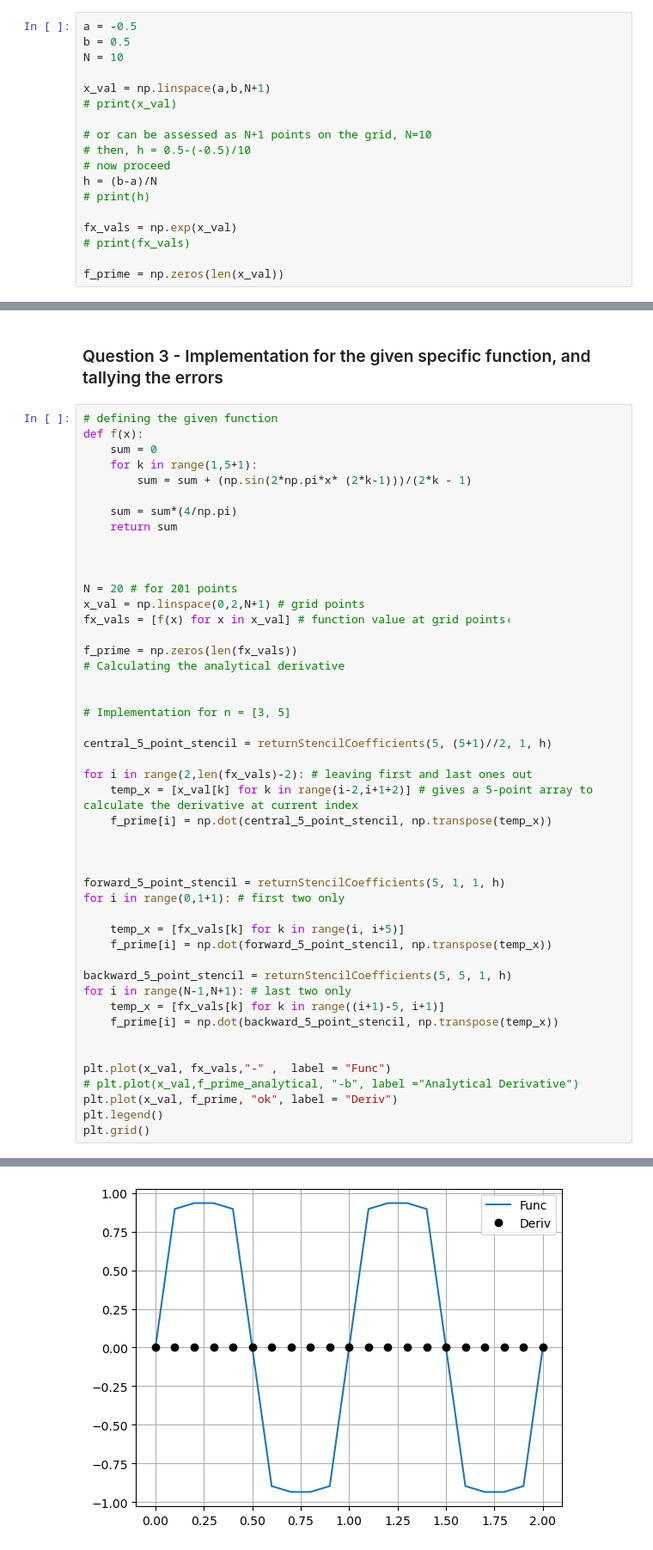
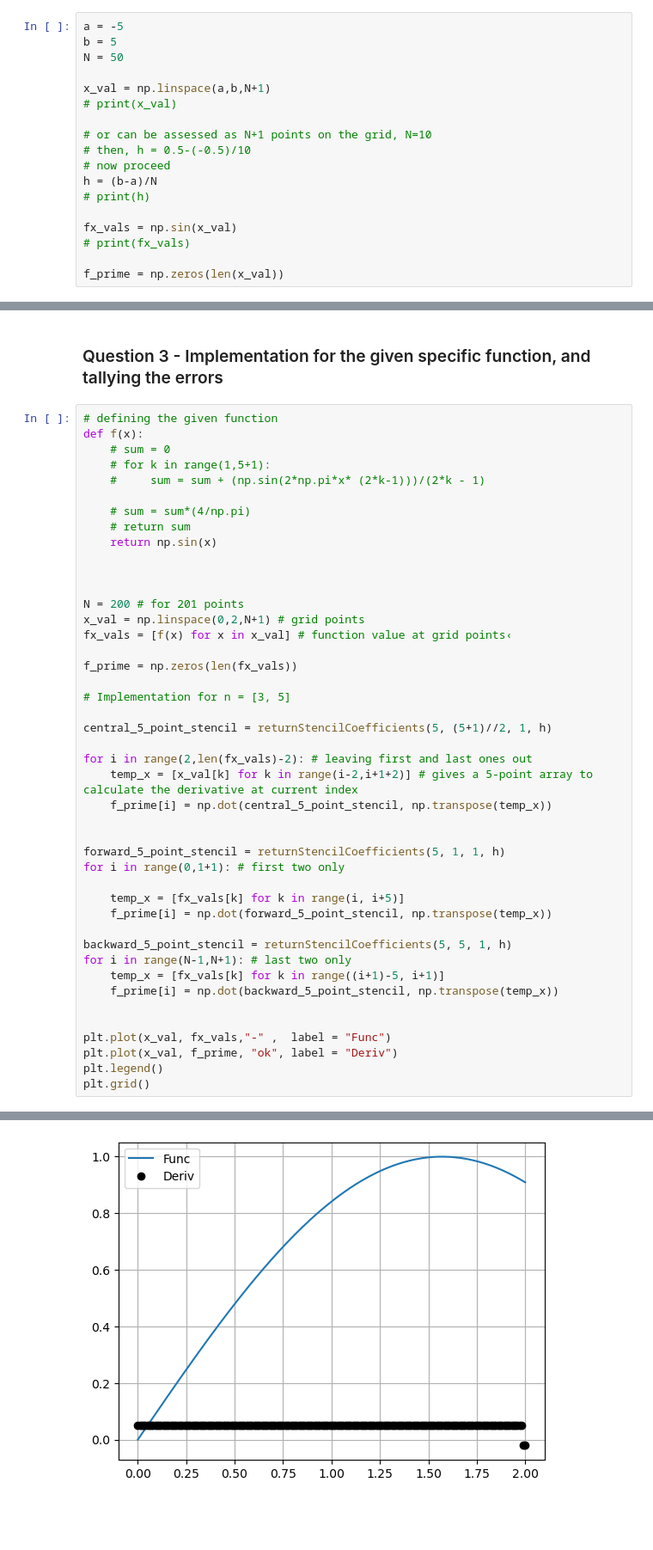
Before and after one commit to SoumyajeetMazumdar/CQMPP, a Jupyter notebook: #3/part1.ipynb, the cells around one changed output, grey strips where cells are left out. Shown: that part at 86% size. Saved outputs shown, nothing was run; the diff lists cells and outputs as text; blank space fills up the shorter version.

```diff
--- a/#3/part1.ipynb
+++ b/#3/part1.ipynb
@@ -82,9 +82,9 @@ Correct derivative functioning established
 # %% [markdown]
 ### Question 2: Creating a generalised approach
 # %%
-a = -0.5
-b = 0.5
-N = 10
+a = -5
+b = 5
+N = 50
 
 x_val = np.linspace(a,b,N+1)
 # print(x_val)
@@ -95,7 +95,7 @@ x_val = np.linspace(a,b,N+1)
 h = (b-a)/N
 # print(h)
 
-fx_vals = np.exp(x_val)
+fx_vals = np.sin(x_val)
 # print(fx_vals)
 
 f_prime = np.zeros(len(x_val))
@@ -158,22 +159,21 @@ plt.grid()
 # %%
 # defining the given function
 def f(x):
-    sum = 0
-    for k in range(1,5+1):
-        sum = sum + (np.sin(2*np.pi*x* (2*k-1)))/(2*k - 1)
+    # sum = 0
+    # for k in range(1,5+1):
+    #     sum = sum + (np.sin(2*np.pi*x* (2*k-1)))/(2*k - 1)
 
-    sum = sum*(4/np.pi)
-    return sum
+    # sum = sum*(4/np.pi)
+    # return sum
+    return np.sin(x)
 
 
 
-N = 20 # for 201 points
+N = 200 # for 201 points
 x_val = np.linspace(0,2,N+1) # grid points
 fx_vals = [f(x) for x in x_val] # function value at grid points‹
 
 f_prime = np.zeros(len(fx_vals))
-# Calculating the analytical derivative
-
 
 # Implementation for n = [3, 5]
 
@@ -182,7 +182,6 @@ central_5_point_stencil = returnStencilCoefficients(5, (5+1)//2, 1, h)
 for i in range(2,len(fx_vals)-2): # leaving first and last ones out
     temp_x = [x_val[k] for k in range(i-2,i+1+2)] # gives a 5-point array to calculate the derivative at current index
     f_prime[i] = np.dot(central_5_point_stencil, np.transpose(temp_x))
-
 
 
 forward_5_point_stencil = returnStencilCoefficients(5, 1, 1, h)
@@ -198,7 +197,6 @@ for i in range(N-1,N+1): # last two only
 
 
 plt.plot(x_val, fx_vals,"-" ,  label = "Func")
-# plt.plot(x_val,f_prime_analytical, "-b", label ="Analytical Derivative")
 plt.plot(x_val, f_prime, "ok", label = "Deriv")
 plt.legend()
 plt.grid()
@@ -223 +204 @@ plt.grid()
-[figure, old version]
+[figure, new version]
```
Also changed, not shown: parts of 3 cells of this notebook.
